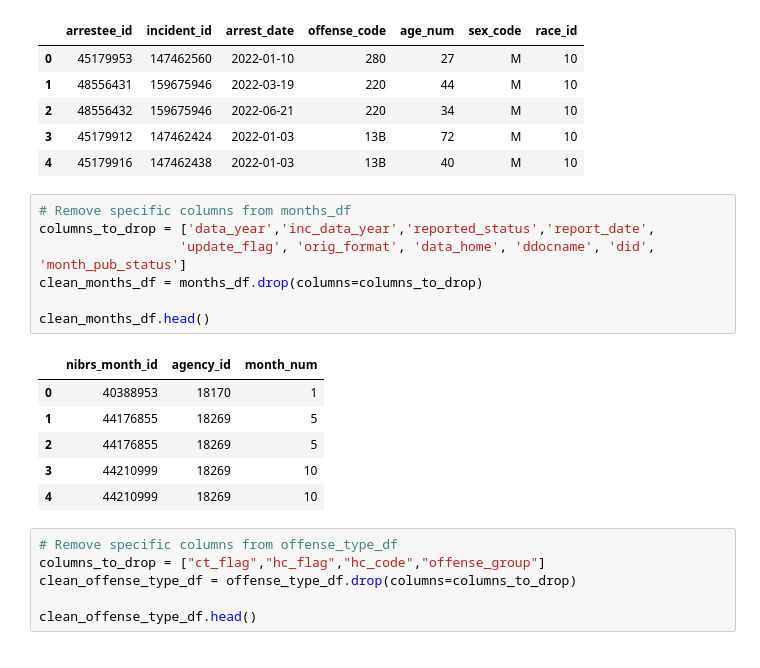
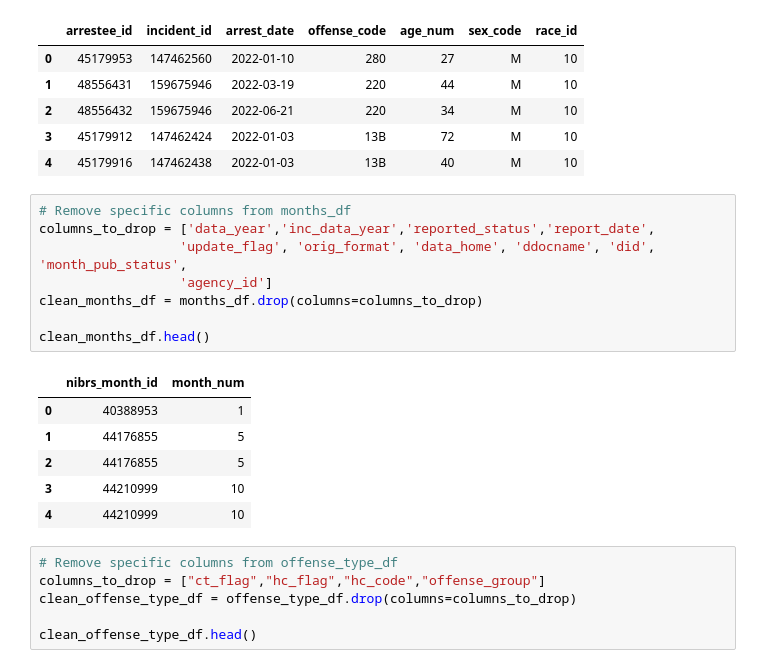
Before and after one commit to EFMelville/project-one, a Jupyter notebook: Ray_Project_files/ProjectCode.ipynb, the cells around one changed output. Drawn from its saved outputs; the diff is of its cells as text.

```diff
--- a/Ray_Project_files/ProjectCode.ipynb
+++ b/Ray_Project_files/ProjectCode.ipynb
@@ -123,17 +123,18 @@ clean_arrestee_df.head()
 # %%
 # Remove specific columns from months_df
 columns_to_drop = ['data_year','inc_data_year','reported_status','report_date',
-                  'update_flag', 'orig_format', 'data_home', 'ddocname', 'did', 'month_pub_status']
+                  'update_flag', 'orig_format', 'data_home', 'ddocname', 'did', 'month_pub_status',
+                  'agency_id']
 clean_months_df = months_df.drop(columns=columns_to_drop)
 
 clean_months_df.head()
 # %% [output]
-|  | nibrs_month_id | agency_id | month_num |
-| 0 | 40388953 | 18170 | 1 |
-| 1 | 44176855 | 18269 | 5 |
-| 2 | 44176855 | 18269 | 5 |
-| 3 | 44210999 | 18269 | 10 |
-| 4 | 44210999 | 18269 | 10 |
+|  | nibrs_month_id | month_num |
+| 0 | 40388953 | 1 |
+| 1 | 44176855 | 5 |
+| 2 | 44176855 | 5 |
+| 3 | 44210999 | 10 |
+| 4 | 44210999 | 10 |
 # %%
 # Remove specific columns from offense_type_df
 columns_to_drop = ["ct_flag","hc_flag","hc_code","offense_group"]
```
Also changed, not shown: 4 other files.
